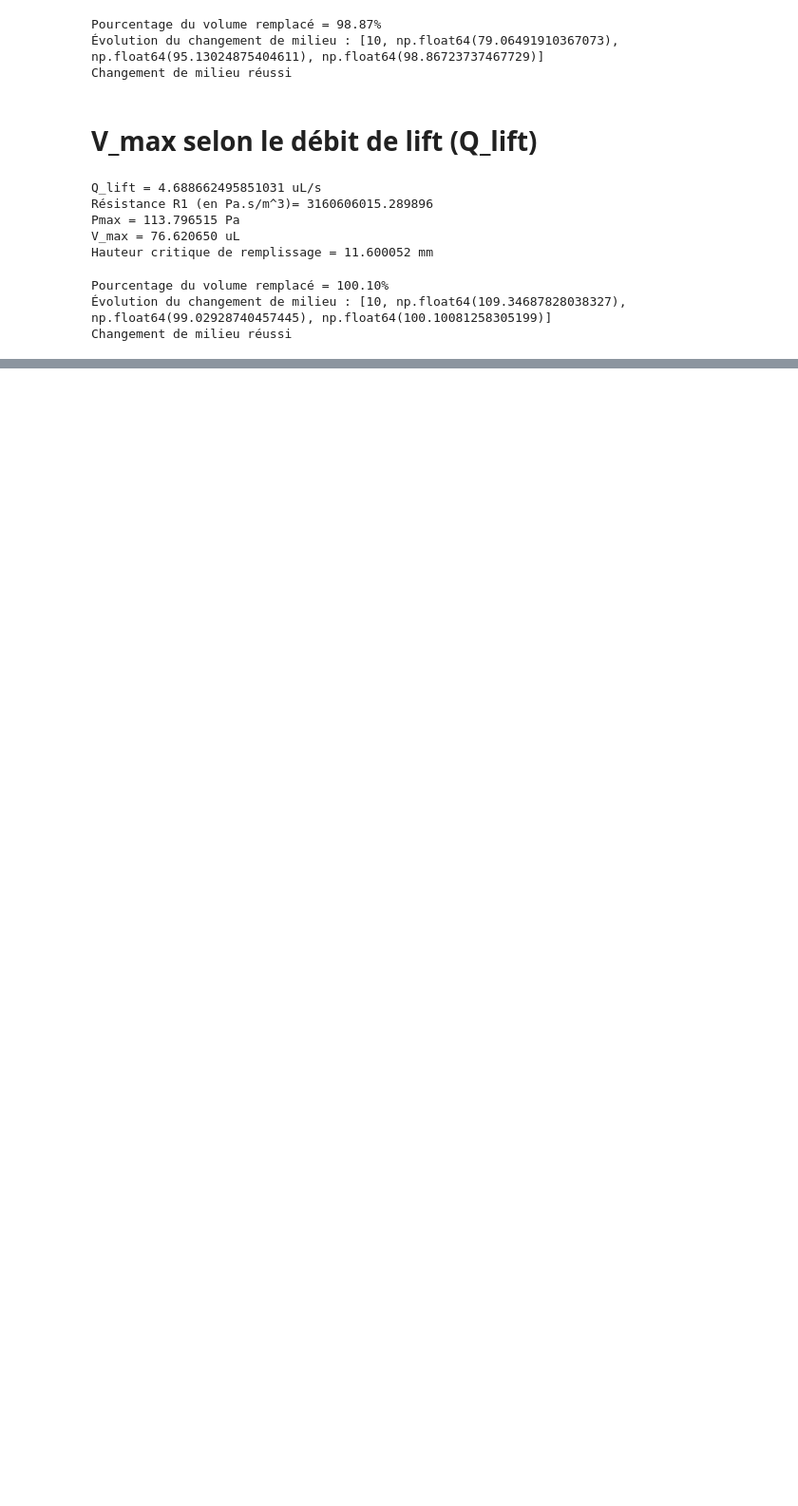
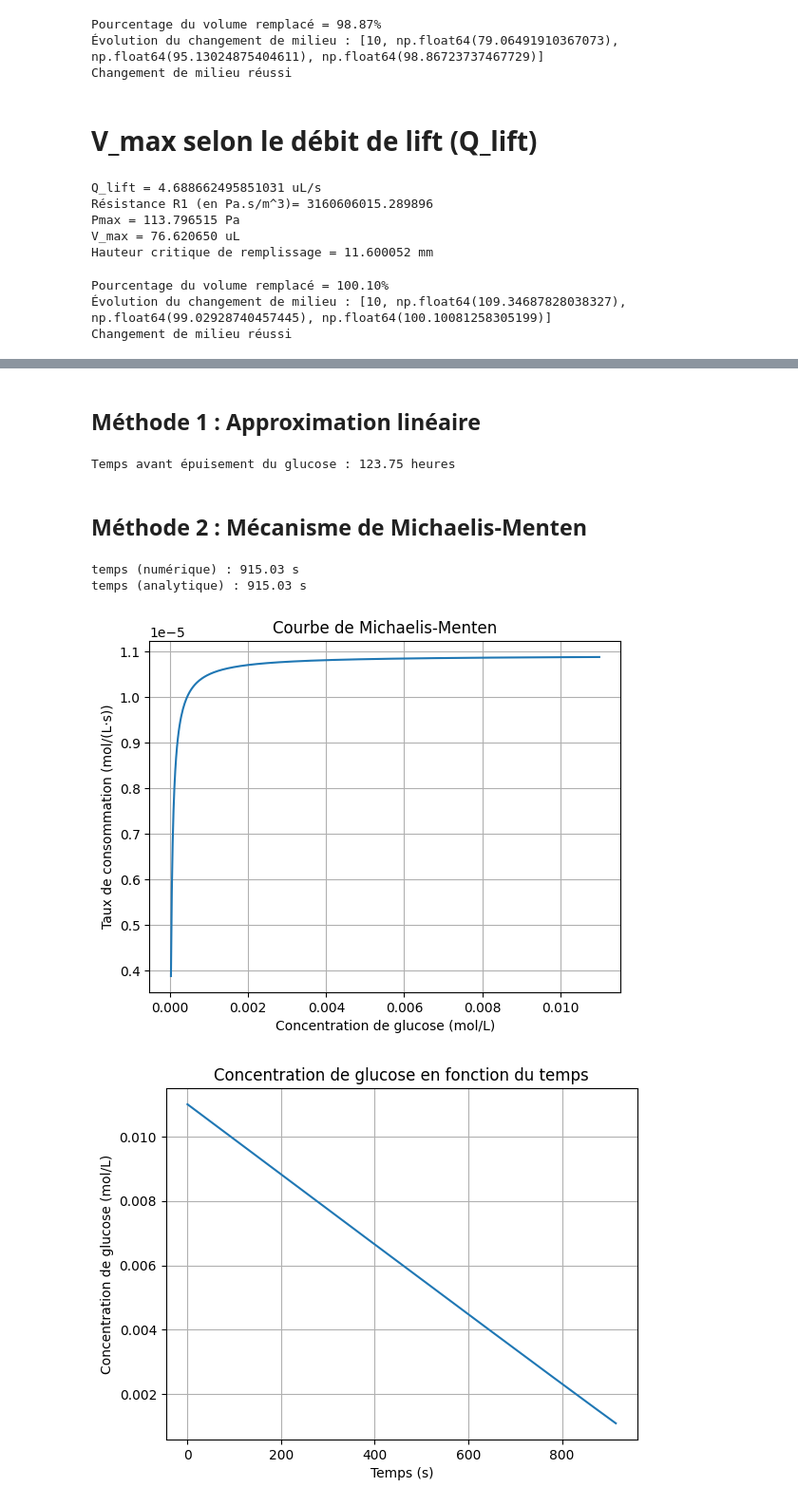
Before and after one commit to AntoineGuenette/GBM8871-labs-projects, a Jupyter notebook: projet/calculs.ipynb, the cells around one changed output, grey strips where cells are left out. Shown at 95% size. Saved outputs shown, nothing was run; the diff lists cells and outputs as text; code cells hidden in the pictures; blank space fills up the shorter version.

```diff
--- a/projet/calculs.ipynb
+++ b/projet/calculs.ipynb
@@ -248,0 +256,7 @@ Changement de milieu réussi
+# %%
+c_0 = 11e-3 # Concentration initiale en mol/L VALEUR À CONFIRMER
+q_glucose = 3.9e-17 # Consommation de glucose par cellule (mol/cell*s) (Valeur typique tirée du mémoire de Nassim)
+rho_cellules = 2.8e11 # Densité cellulaire (cell/L) (Valeur typique tirée du typique de Nassim)
+diffusivite_glucose = 2e-9 # Diffusivité typique du glucose dans l'eau (m^2/s) VALEUR À CONFIRMER
+K_M = 4e-5 # Constante de Michaelis-Menten (mol/L) (Valeur typique tirée du typique de Nassim)
+K_max = rho_cellules * q_glucose # Constante
@@ -248,0 +277,62 @@ Changement de milieu réussi
+# %% [markdown]
+## Méthode 1 : Approximation linéaire
+# %%
+V_canal_partiel = W_canal * h_canal * d_raman
+V_M = V_puits + V_canal_partiel + V_raman # Volume de milieu métaboliquement disponible par puits
+V_T = 4/3 * np.pi * (d_bille/2)**3 # Volume des tissus (des billes)
+
+# Estimation du temps avant épuisement du glucose
+# Basé sur l'équation (6) du mémoire de Nassim
+t = c_0 / (q_glucose * rho_cellules) * (V_M / V_T)
+print(f"\nTemps avant épuisement du glucose : {t/3600:.2f} heures")
+# %% [output]
+Temps avant épuisement du glucose : 123.75 heures
+# %% [markdown]
+## Méthode 2 : Mécanisme de Michaelis-Menten
+# %%
+# Intégration numérique de c(t)
+c = c_0
+t = 0.0
+dt = 0.01
+
+t_list = [t]
+c_list = [c]
+
+while c > 0.1 * c_0:
+    rate = K_max * c / (c + K_M)
+    dc = rate * dt
+    c -= dc
+    t += dt
+    t_list.append(t)
+    c_list.append(c)
+
+# Temps analytique (optionnel)
+t_analyt = (c_0 - 0.1 * c_0 + K_M * math.log(c_0 / (0.1 * c_0))) / K_max
+print(f"temps (numérique) : {t:.2f} s")
+print(f"temps (analytique) : {t_analyt:.2f} s")
+
+# Courbe rate(c)
+c_vals = [i * c_0 / 500 for i in range(1, 501)]
+rate_vals = [K_max * x / (x + K_M) for x in c_vals]
+
+plt.figure()
+plt.plot(c_vals, rate_vals)
+plt.xlabel("Concentration de glucose (mol/L)")
+plt.ylabel("Taux de consommation (mol/(L·s))")
+plt.title("Courbe de Michaelis-Menten")
+plt.grid(True)
+plt.show()
+
+# Courbe c(t)
+plt.figure()
+plt.plot(t_list, c_list)
+plt.xlabel("Temps (s)")
+plt.ylabel("Concentration de glucose (mol/L)")
+plt.title("Concentration de glucose en fonction du temps")
+plt.grid(True)
+plt.show()
+# %% [output]
+temps (numérique) : 915.03 s
+temps (analytique) : 915.03 s
+[figure, added]
+[figure, added]
```
Also changed, not shown: parts of 8 cells of this notebook.
